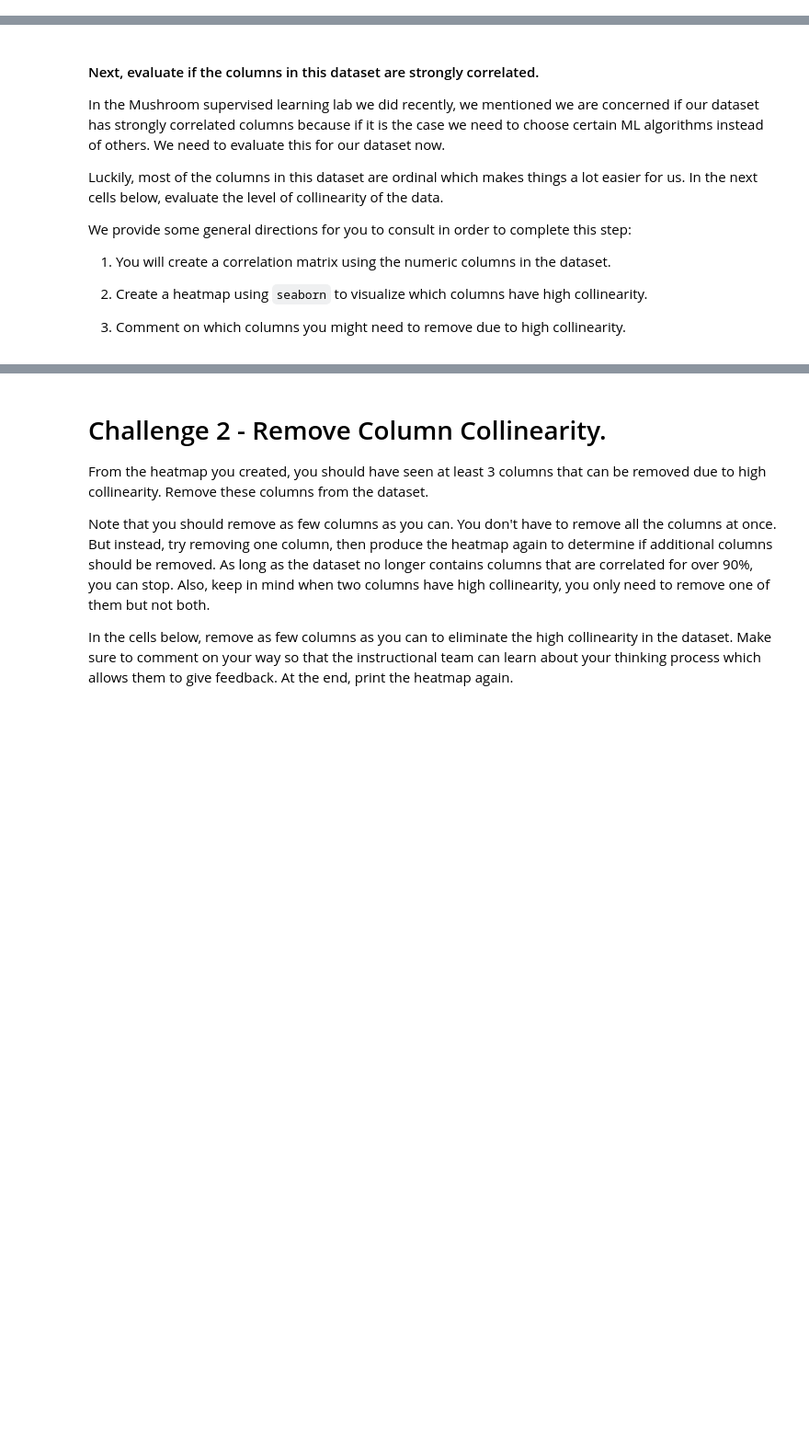
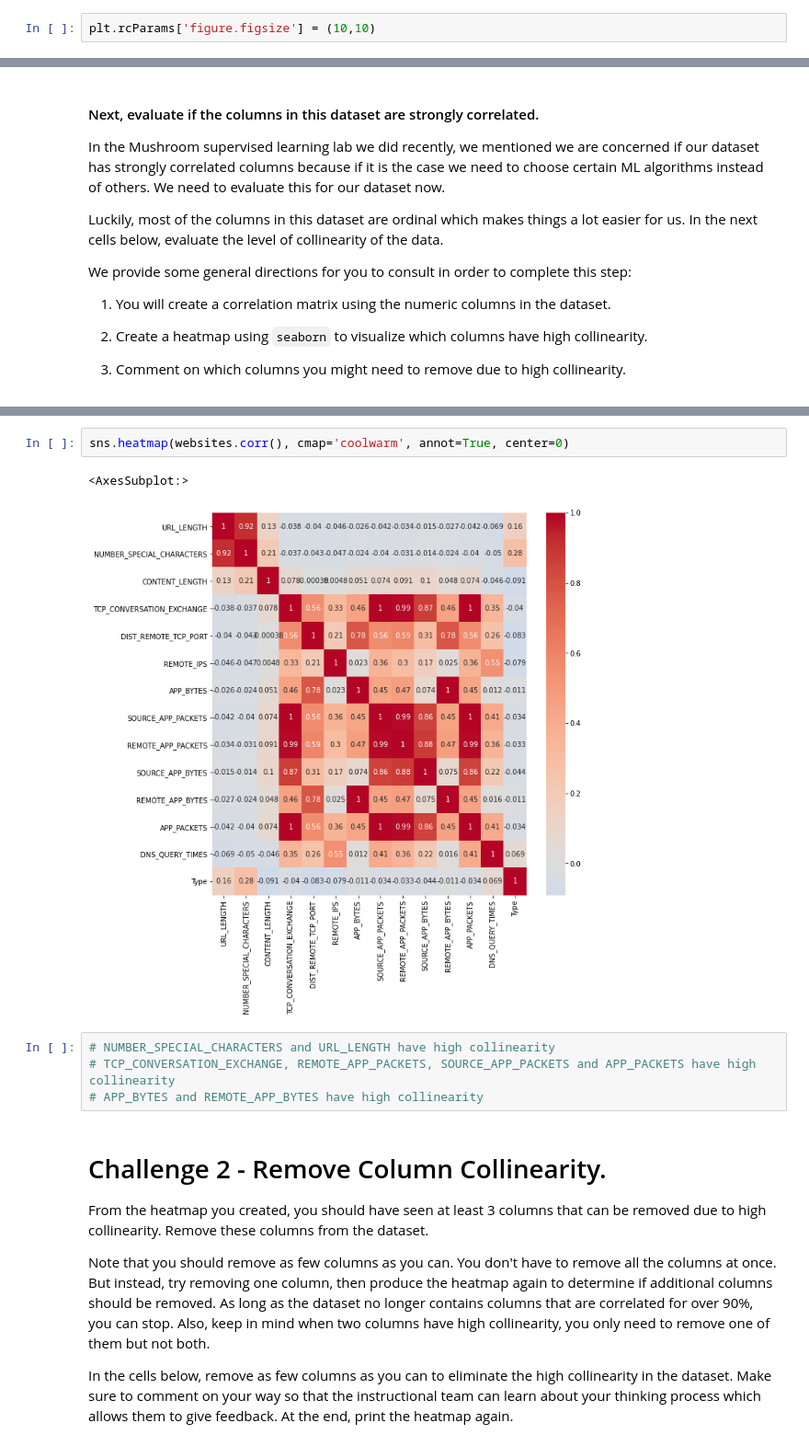
Before and after one commit to ta-datapt-bcn/lab-supervised-learning, a Jupyter notebook: your-code/main.ipynb, the cells around one changed output, grey strips where cells are left out. Shown at 92% size. Saved outputs shown, nothing was run; the diff lists cells and outputs as text; blank space fills up the shorter version.

```diff
--- a/your-code/main.ipynb
+++ b/your-code/main.ipynb
@@ -13,3 +15,5 @@ import pandas as pd
+# %%
+plt.rcParams['figure.figsize'] = (10,10)
 # %% [markdown]
 In this lab, we will explore a dataset that describes websites with different features and labels them either benign or malicious . We will use supervised learning algorithms to figure out what feature patterns malicious websites are likely to have and use our model to predict malicious websites.
 
@@ -57,3 +136,12 @@ We provide some general directions for you to consult in order to complete this
+# %%
+sns.heatmap(websites.corr(), cmap='coolwarm', annot=True, center=0)
+# %% [output]
+<AxesSubplot:>
+[figure, added]
+# %%
+# NUMBER_SPECIAL_CHARACTERS and URL_LENGTH have high collinearity
+# TCP_CONVERSATION_EXCHANGE, REMOTE_APP_PACKETS, SOURCE_APP_PACKETS and APP_PACKETS have high collinearity
+# APP_BYTES and REMOTE_APP_BYTES have high collinearity
 # %% [markdown]
 # Challenge 2 - Remove Column Collinearity.
 
```
Also changed, not shown: parts of 136 cells of this notebook, 1 other file.
